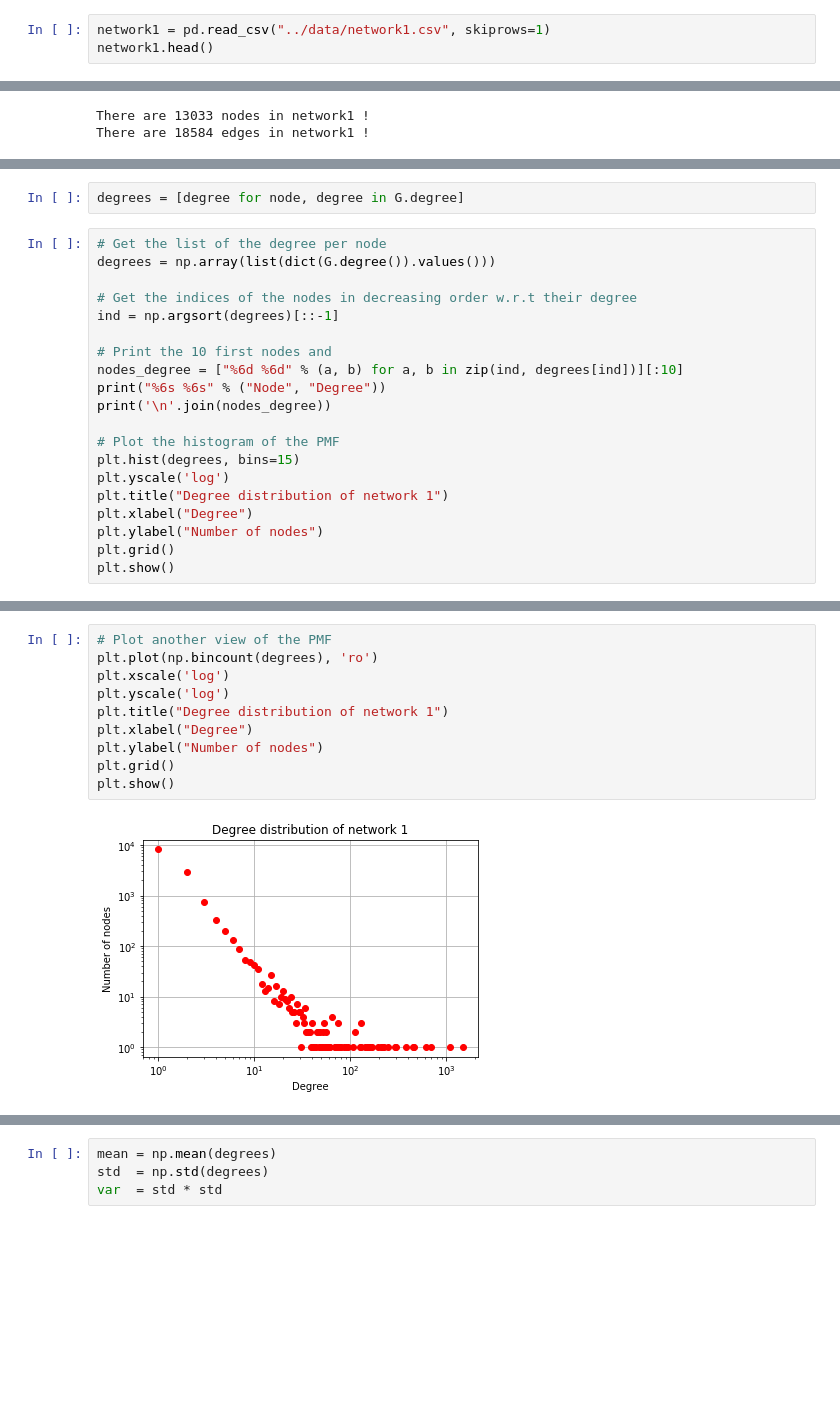
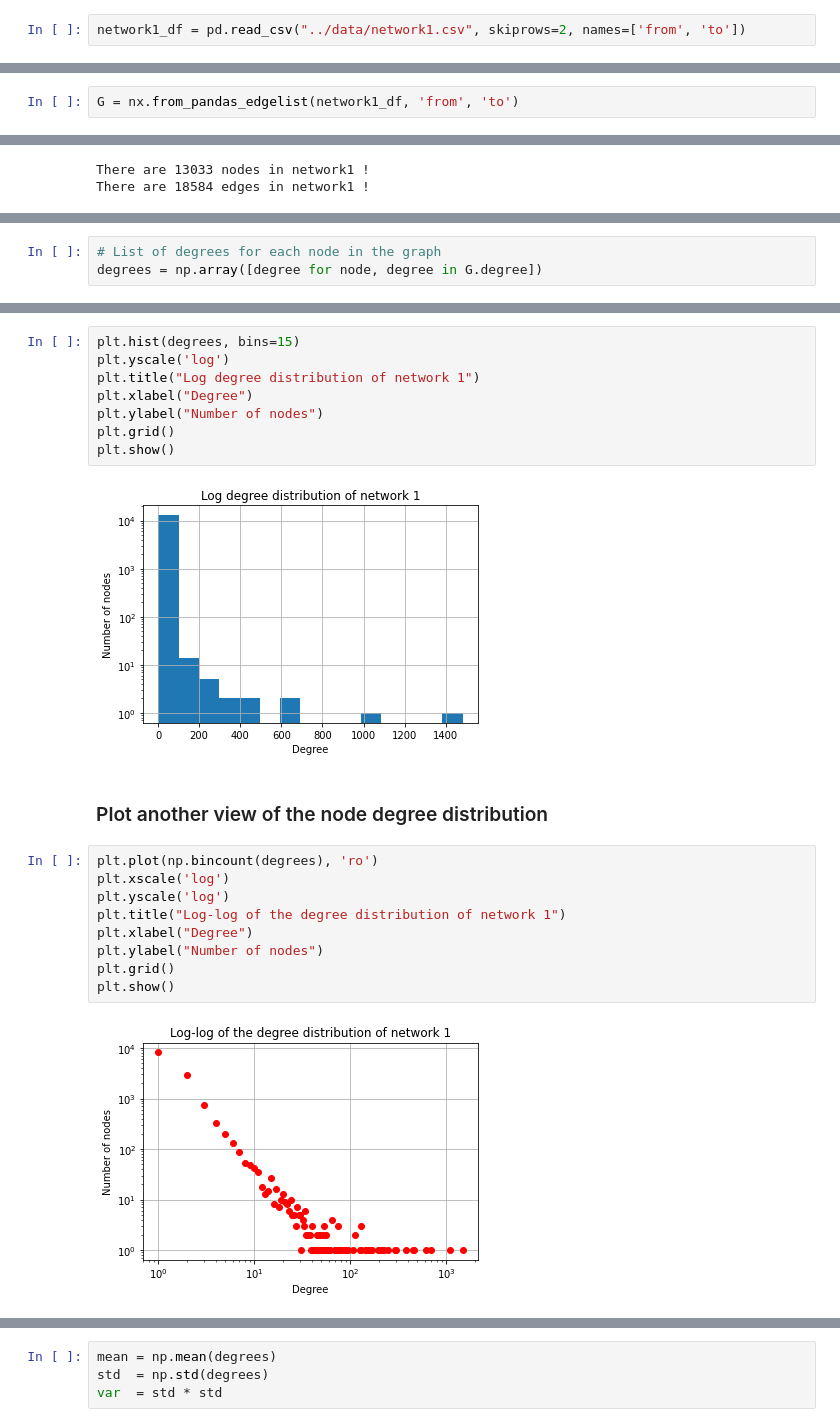
Before and after one commit to andreakiro/analyticat, a Jupyter notebook: lab-02/assignment/ix-lab2-notebook-part1.ipynb, the cells around one changed output, grey strips where cells are left out. Drawn from its saved outputs; the diff is of its cells as text; blank space fills up the shorter version.

```diff
--- a/lab-02/assignment/ix-lab2-notebook-part1.ipynb
+++ b/lab-02/assignment/ix-lab2-notebook-part1.ipynb
@@ -42,3 +42,2 @@ Load first the dataset into a pd dataframe :
 # %%
-network1 = pd.read_csv("../data/network1.csv", skiprows=1)
-network1.head()
+network1_df = pd.read_csv("../data/network1.csv", skiprows=2, names=['from', 'to'])
@@ -77,3 +53,5 @@ G.add_edges_from(edges)
+# %%
+G = nx.from_pandas_edgelist(network1_df, 'from', 'to')
 # %%
 print(f'There are {len(list(G.nodes))} nodes in network1 !')
 print(f'There are {len(list(G.edges))} edges in network1 !')
@@ -95,22 +71,3 @@ parameter(s)?
 # %%
-degrees = [degree for node, degree in G.degree]
+# List of degrees for each node in the graph
+degrees = np.array([degree for node, degree in G.degree])
-# %%
-# Get the list of the degree per node
-degrees = np.array(list(dict(G.degree()).values()))
-
-# Get the indices of the nodes in decreasing order w.r.t their degree
-ind = np.argsort(degrees)[::-1]
-
-# Print the 10 first nodes and
-nodes_degree = ["%6d %6d" % (a, b) for a, b in zip(ind, degrees[ind])][:10]
-print("%6s %6s" % ("Node", "Degree"))
-print('\n'.join(nodes_degree))
-
-# Plot the histogram of the PMF
-plt.hist(degrees, bins=15)
-plt.yscale('log')
-plt.title("Degree distribution of network 1")
-plt.xlabel("Degree")
-plt.ylabel("Number of nodes")
-plt.grid()
-plt.show()
@@ -130,12 +93,23 @@ plt.show()
+# %%
+plt.hist(degrees, bins=15)
+plt.yscale('log')
+plt.title("Log degree distribution of network 1")
+plt.xlabel("Degree")
+plt.ylabel("Number of nodes")
+plt.grid()
+plt.show()
+# %% [output]
+[figure, added]
+# %% [markdown]
+### Plot another view of the node degree distribution
 # %%
-# Plot another view of the PMF
 plt.plot(np.bincount(degrees), 'ro')
 plt.xscale('log')
 plt.yscale('log')
-plt.title("Degree distribution of network 1")
+plt.title("Log-log of the degree distribution of network 1")
 plt.xlabel("Degree")
 plt.ylabel("Number of nodes")
 plt.grid()
 plt.show()
 # %% [output]
-[figure, old version]
+[figure, new version]
```
Also changed, not shown: parts of 83 cells of this notebook, 2 other files.
